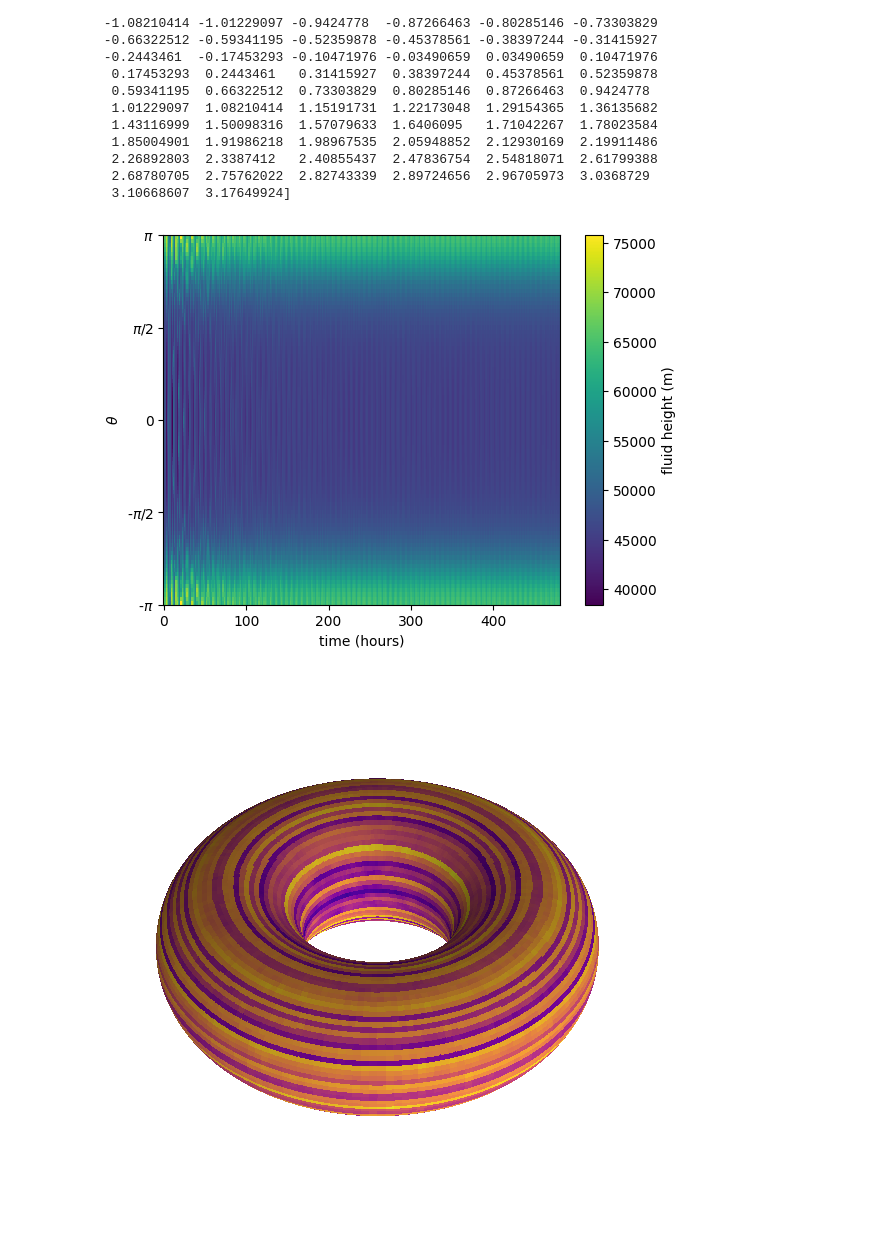
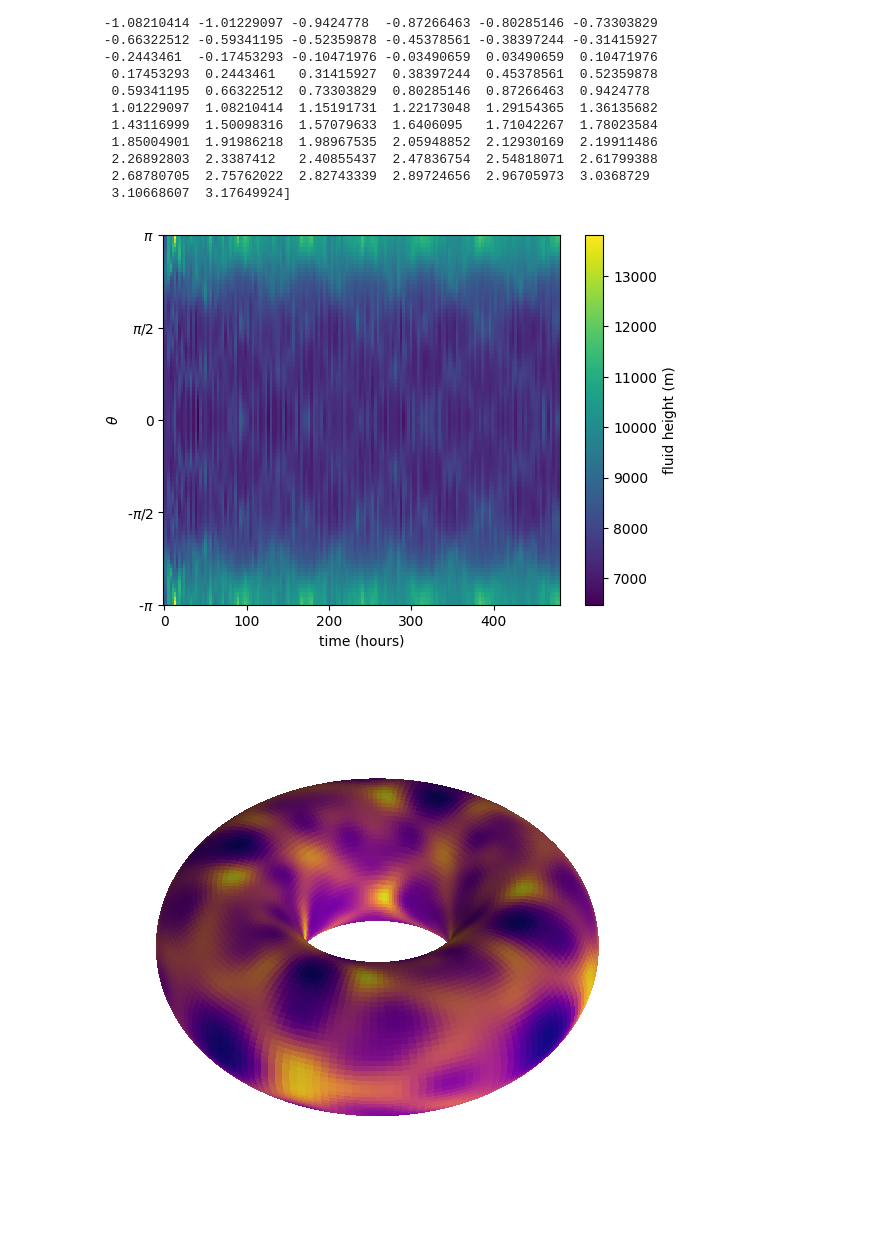
Before and after one commit to dana-grund/HPC4WC, a Jupyter notebook: projects/2023/project06_shallow_water/visualization/visualization.ipynb, the cells around one changed output. Cells and saved outputs as stored; diff of their text form; code cells hidden in the pictures.

```diff
--- a/projects/2023/project06_shallow_water/visualization/visualization.ipynb
+++ b/projects/2023/project06_shallow_water/visualization/visualization.ipynb
@@ -29,7 +29,7 @@ os.listdir(path)
  'swes-numpy-0-M180-N90-T20-1-v']
 # %%
 # unpickle the data
-test_case = "2"
+test_case = "0"
 run_time = "T20"
 
 h_data = pickle.load(open(path + "swes-numpy-" + test_case + "-M180-N90-"+run_time+"-1-h", "rb"))
@@ -113,38 +113,38 @@ plt.pcolormesh(t[:,0]/3600,theta[0,:], h[phi_0, :, :])
 cbar = plt.colorbar()
 cbar.set_label("fluid height (m)")
 # %% [output]
-[figure, old version]
+[figure, new version]
 # %%
-timestep = -1
+timestep = -2
 
 # normalize h from 0 to 1
 h_ts = h[:,:,timestep]
 h_mean = np.mean(h_ts, axis=0)
 # deviation from mean
 h_deviation = h_ts - h_mean
 # normalize from 0 to 1
 h_norm = (h_deviation - np.min(h_deviation)) / (np.max(h_deviation) - np.min(h_deviation))
 
 aspect_ratio = 0.5
 c, a = 1, aspect_ratio
 x = (c + a*np.cos(theta)) * np.cos(phi)
 y = (c + a*np.cos(theta)) * np.sin(phi)
 z = a * np.sin(theta)
 
 fig = plt.figure(figsize=(15,10))
 ax1 = fig.add_subplot(121, projection='3d')
 ax1.set_zlim(-1,1)
 my_col = cm.plasma(h_norm)
 ax1.plot_surface(x, y, z, rstride=1, cstride=1, facecolors=my_col,linewidth=0, antialiased=False)
 ax1.view_init(40,10)
 # hide axis
 ax1.set_axis_off()
 # aspect ratio
 ax1.set_aspect('equal')
 # zoom in
 ax1.dist = 7
 
 plt.savefig('toroidal_fluid.png', dpi=300, bbox_inches='tight')
 # %% [output]
-[figure, old version]
+[figure, new version]
 # %%
```
Also changed, not shown: parts of 5 cells of this notebook, 2 other files.
